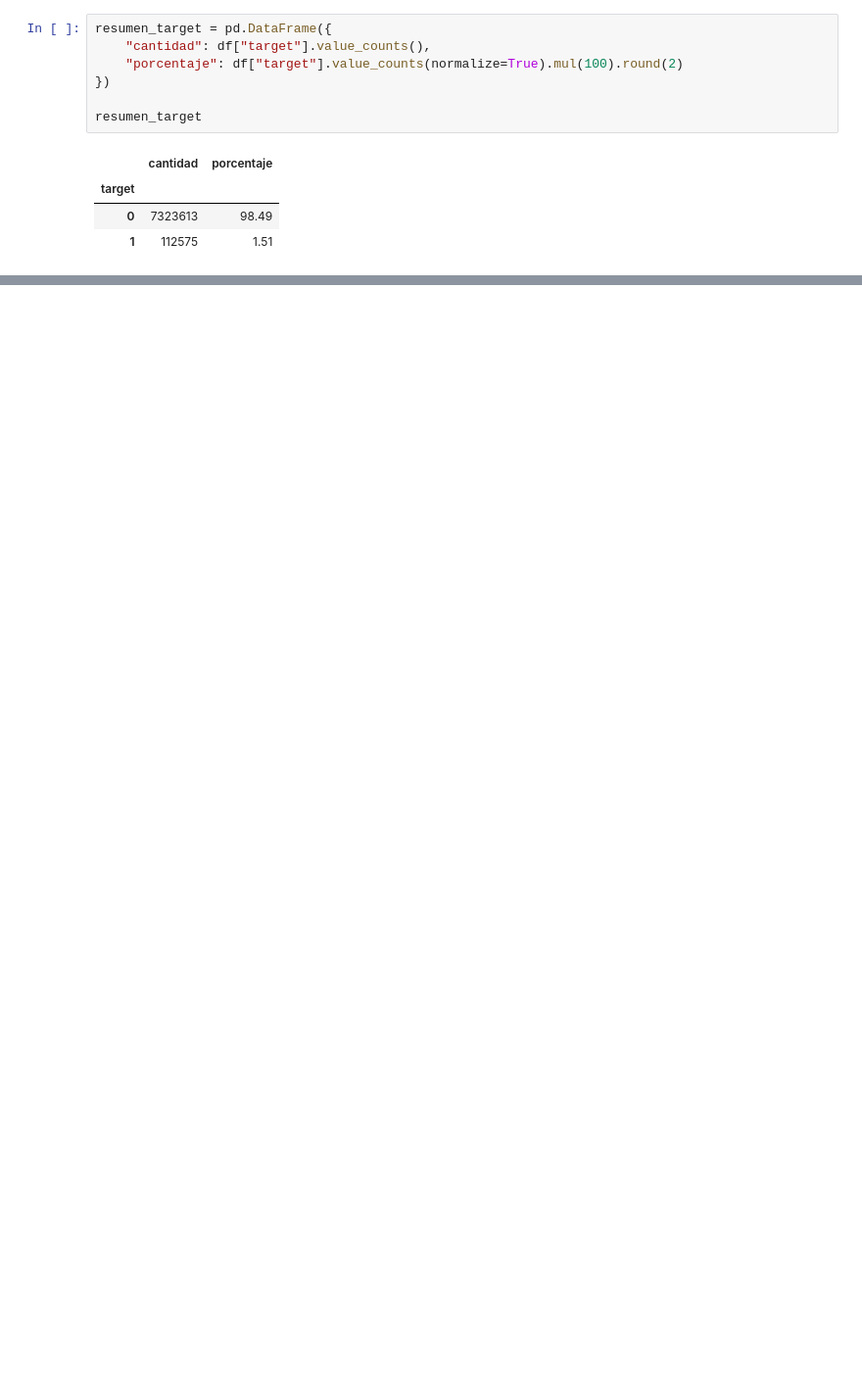
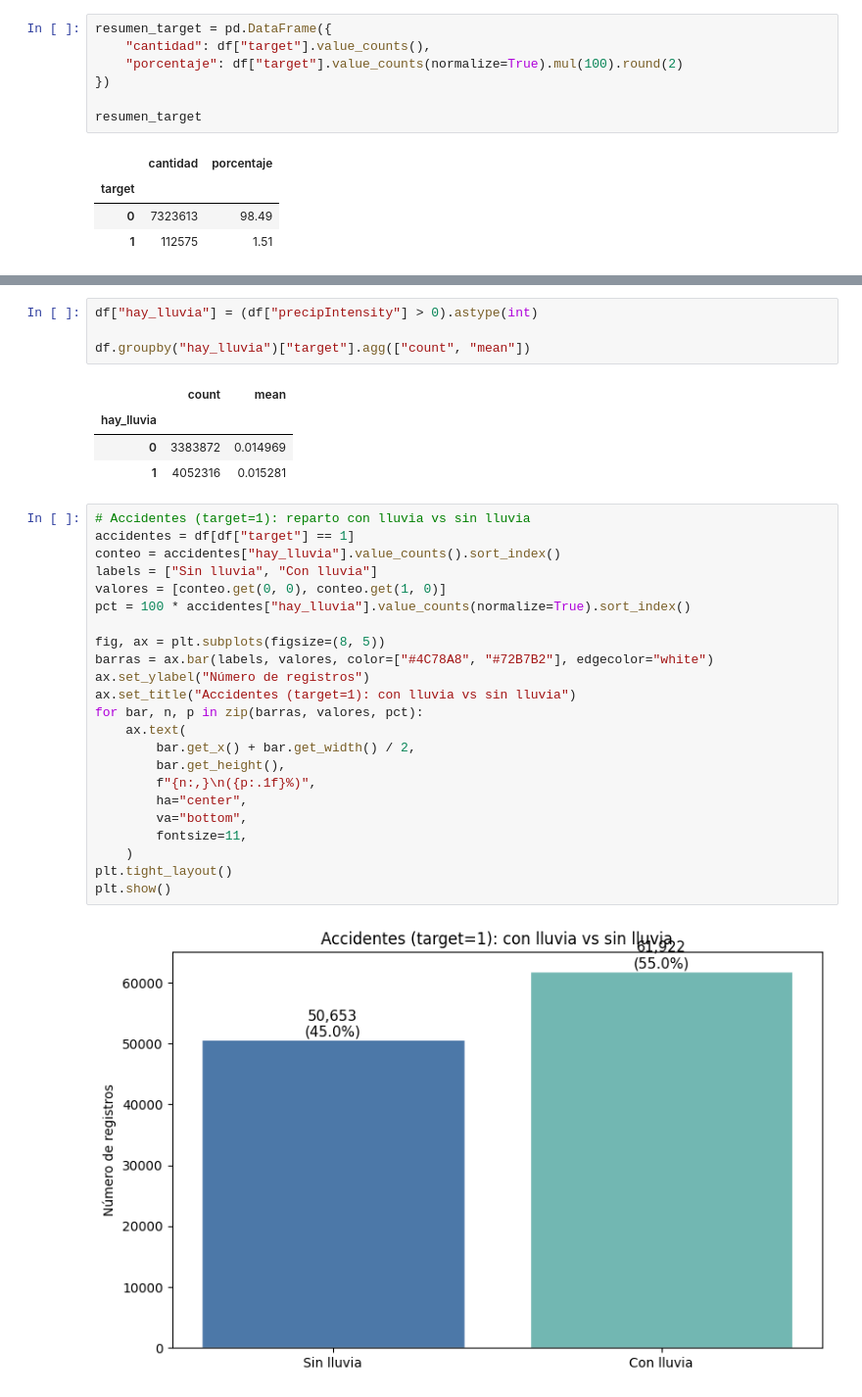
Before and after one commit to juanvilla23/AprendizajeMaquina, a Jupyter notebook: EDA/EDAclima.ipynb, the cells around one changed output, grey strips where cells are left out. Shown at 98% size. Saved outputs shown, nothing was run; the diff lists cells and outputs as text; blank space fills up the shorter version.

```diff
--- a/EDA/EDAclima.ipynb
+++ b/EDA/EDAclima.ipynb
@@ -405,0 +559,34 @@ resumen_target
+# %%
+df["hay_lluvia"] = (df["precipIntensity"] > 0).astype(int)
+
+df.groupby("hay_lluvia")["target"].agg(["count", "mean"])
+# %% [output]
+|  | count | mean |
+| hay_lluvia |  |  |
+| 0 | 3383872 | 0.014969 |
+| 1 | 4052316 | 0.015281 |
+# %%
+# Accidentes (target=1): reparto con lluvia vs sin lluvia
+accidentes = df[df["target"] == 1]
+conteo = accidentes["hay_lluvia"].value_counts().sort_index()
+labels = ["Sin lluvia", "Con lluvia"]
+valores = [conteo.get(0, 0), conteo.get(1, 0)]
+pct = 100 * accidentes["hay_lluvia"].value_counts(normalize=True).sort_index()
+
+fig, ax = plt.subplots(figsize=(8, 5))
+barras = ax.bar(labels, valores, color=["#4C78A8", "#72B7B2"], edgecolor="white")
+ax.set_ylabel("Número de registros")
+ax.set_title("Accidentes (target=1): con lluvia vs sin lluvia")
+for bar, n, p in zip(barras, valores, pct):
+    ax.text(
+        bar.get_x() + bar.get_width() / 2,
+        bar.get_height(),
+        f"{n:,}\n({p:.1f}%)",
+        ha="center",
+        va="bottom",
+        fontsize=11,
+    )
+plt.tight_layout()
+plt.show()
+# %% [output]
+[figure, added]
```
Also changed, not shown: parts of 5 cells of this notebook, 3 other files.
